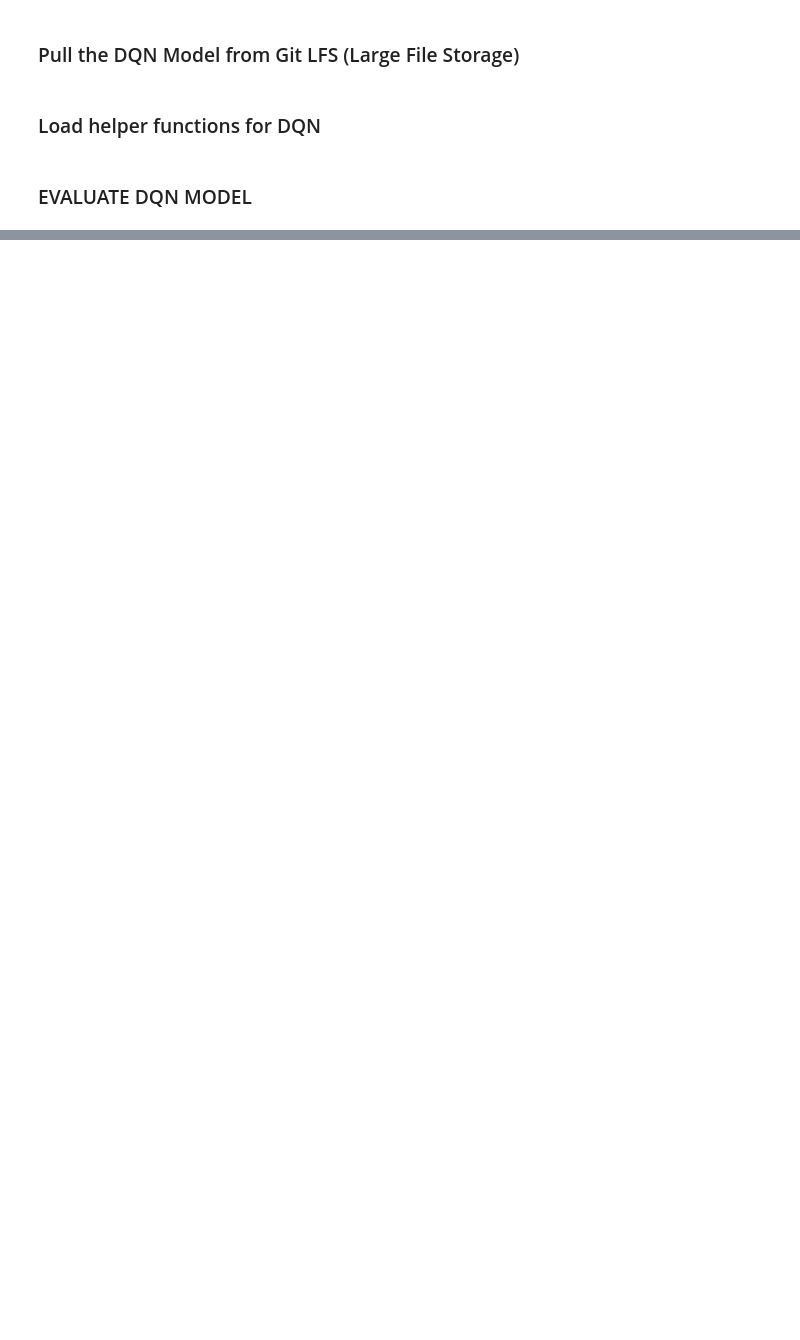
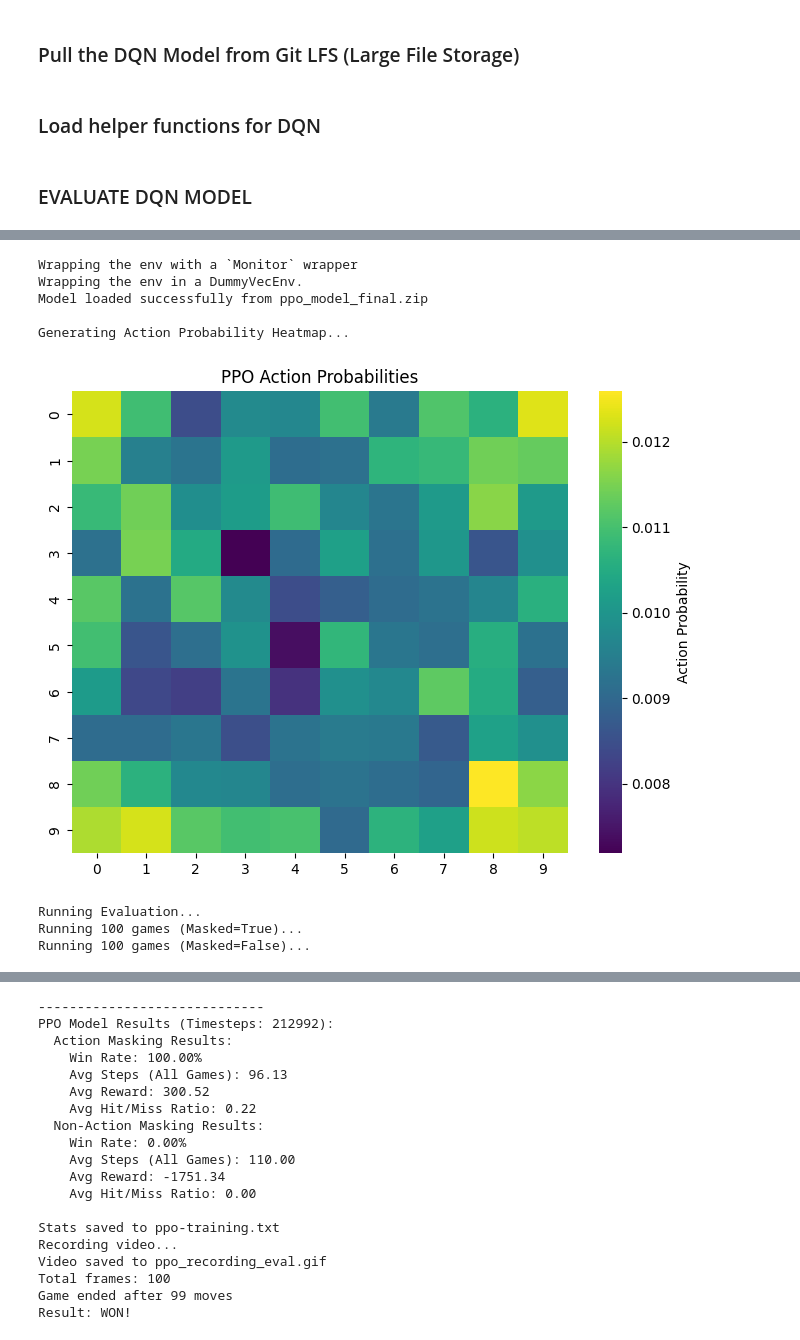
Before and after one commit to shayanhalder/battleship-reinforcement-learning, a Jupyter notebook: project.ipynb, the cells around one changed output, grey strips where cells are left out. Cells and saved outputs as stored; diff of their text form; code cells hidden in the pictures; blank space fills up the shorter version.

Commit message:
ppo training + graphs

```diff
--- a/project.ipynb
+++ b/project.ipynb
@@ -431,0 +1016,60 @@ with open (f"./dqn_models/final_model/evaluation_results.txt", "a") as f:
+# %%
+from sb3_contrib import MaskablePPO
+from sb3_contrib.common.wrappers import ActionMasker
+from stable_baselines3.common.callbacks import CheckpointCallback
+
+reward_dict = {
+    'win': 100,
+    'lose': -30,
+    'missed': -0.2,
+    'hit': 5,
+    'proximal_hit': 20,
+    'repeat_missed': -20,
+    'repeat_hit': -3
+}
+
+MODEL_PATH = "ppo_model_final"
+eval_env = BattleshipEnv(reward_dictionary=reward_dict, episode_steps=110)
+
+try:
+    policy_kwargs = dict(
+        features_extractor_class=BattleshipCNN,
+        features_extractor_kwargs=dict(features_dim=256),
+        net_arch=dict(pi=[256, 128], vf=[256, 128]),
+        normalize_images=False
+    )
+
+    model = MaskablePPO.load(
+        MODEL_PATH,
+        custom_objects={"features_extractor": BattleshipCNN},
+        env=eval_env
+    )
+    print(f"Model loaded successfully from {MODEL_PATH}.zip")
+except Exception as e:
+    print(f"Error loading model: {e}")
+
+print("\nGenerating Action Probability Heatmap...")
+BattleshipVisualizer.plot_heatmap(model, eval_env, title="PPO Action Probabilities")
+
+print("\nRunning Evaluation...")
+evaluator = BattleshipEvaluator(model, eval_env)
+
+NUM_EVAL_GAMES = 100
+masked_results = evaluator.run_evaluation(num_games=NUM_EVAL_GAMES, mask=True)
+unmasked_results = evaluator.run_evaluation(num_games=NUM_EVAL_GAMES, mask=False)
+
+evaluator.plot_data(masked_results, unmasked_results)
+
+print_and_save_stats(model, masked_results, unmasked_results)
+
+record_ppo_video(eval_env, model, "ppo_recording_eval.gif", fps=5)
+# %% [output]
+Wrapping the env with a `Monitor` wrapper
+Wrapping the env in a DummyVecEnv.
+Model loaded successfully from ppo_model_final.zip
+
+Generating Action Probability Heatmap...
+[figure, added]
+Running Evaluation...
+Running 100 games (Masked=True)...
+Running 100 games (Masked=False)...
@@ -431,0 +1077,19 @@ with open (f"./dqn_models/final_model/evaluation_results.txt", "a") as f:
+-----------------------------
+PPO Model Results (Timesteps: 212992):
+  Action Masking Results:
+    Win Rate: 100.00%
+    Avg Steps (All Games): 96.13
+    Avg Reward: 300.52
+    Avg Hit/Miss Ratio: 0.22
+  Non-Action Masking Results:
+    Win Rate: 0.00%
+    Avg Steps (All Games): 110.00
+    Avg Reward: -1751.34
+    Avg Hit/Miss Ratio: 0.00
+
+Stats saved to ppo-training.txt
+Recording video...
+Video saved to ppo_recording_eval.gif
+Total frames: 100
+Game ended after 99 moves
+Result: WON!
```
Also changed, not shown: parts of 9 cells of this notebook, 24 other files.
